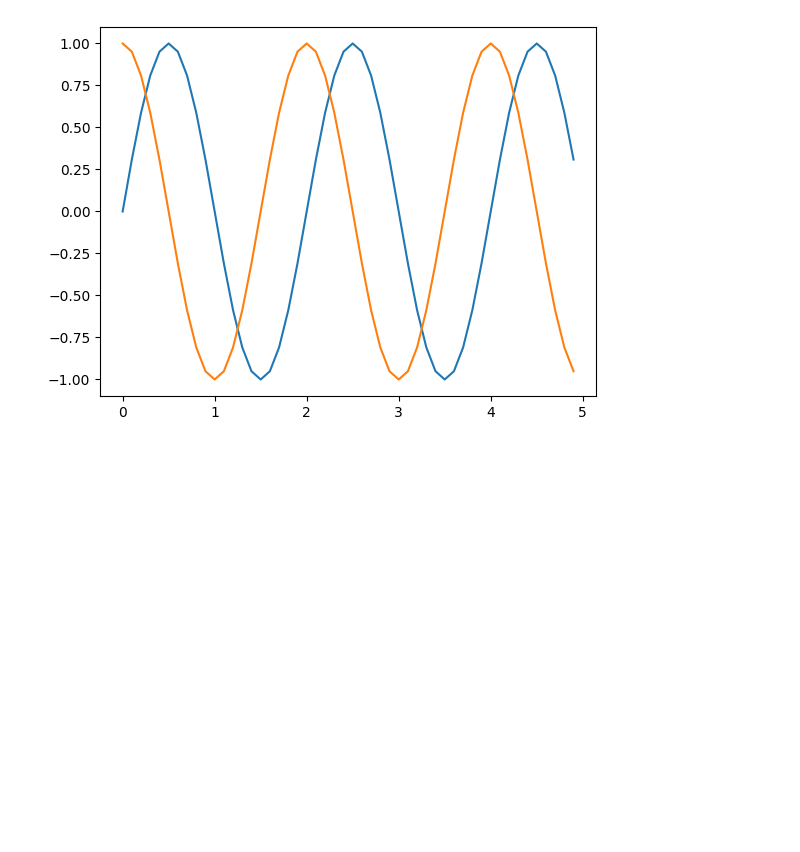
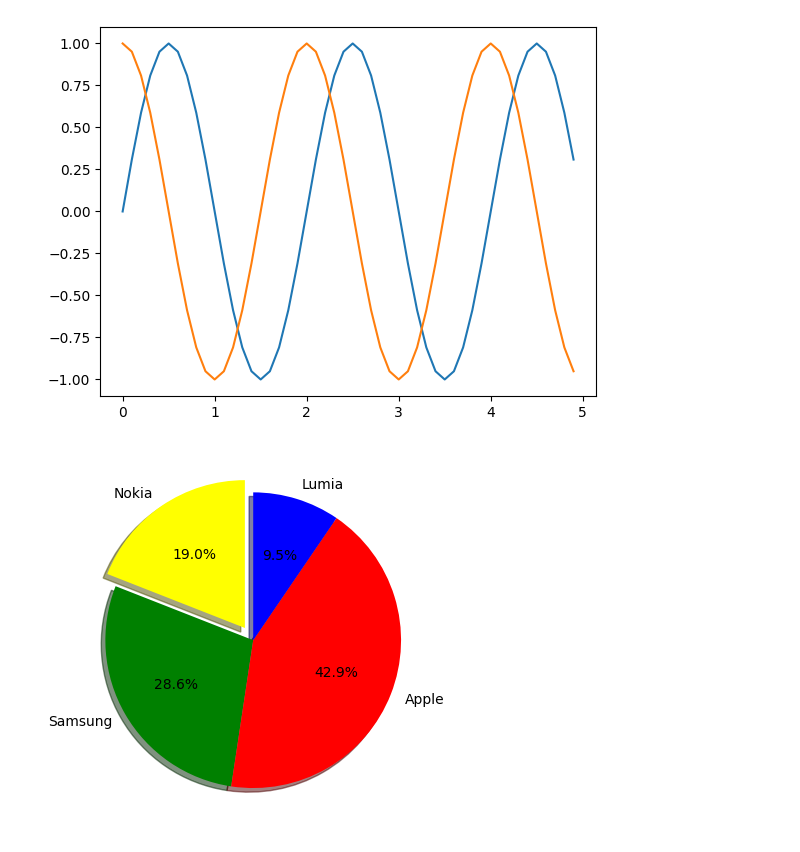
Before and after one commit to yi372/20240701-shilin-python, a Jupyter notebook: lesson15/lesson15_3.ipynb, the cells around one changed output. Saved outputs shown, nothing was run; the diff lists cells and outputs as text; code cells hidden in the pictures; blank space fills up the shorter version.

```diff
--- a/lesson15/lesson15_3.ipynb
+++ b/lesson15/lesson15_3.ipynb
@@ -39,3 +39,14 @@ axes.plot(t,y2)
 plt.show()
 # %% [output]
 [figure]
+# %%
+import matplotlib.pyplot as plt
+labels = ['Nokia', 'Samsung', 'Apple', 'Lumia']
+values = [20, 30, 45, 10]
+explode = [0.1,0,0,0]
+fig, ax = plt.subplots()
+ax.pie(values, explode=explode, labels=labels, autopct='%1.1f%%',
+       shadow=True, startangle=90,colors =['yellow', 'green', 'red', 'blue'])
+plt.show()
+# %% [output]
+[figure, added]
```
